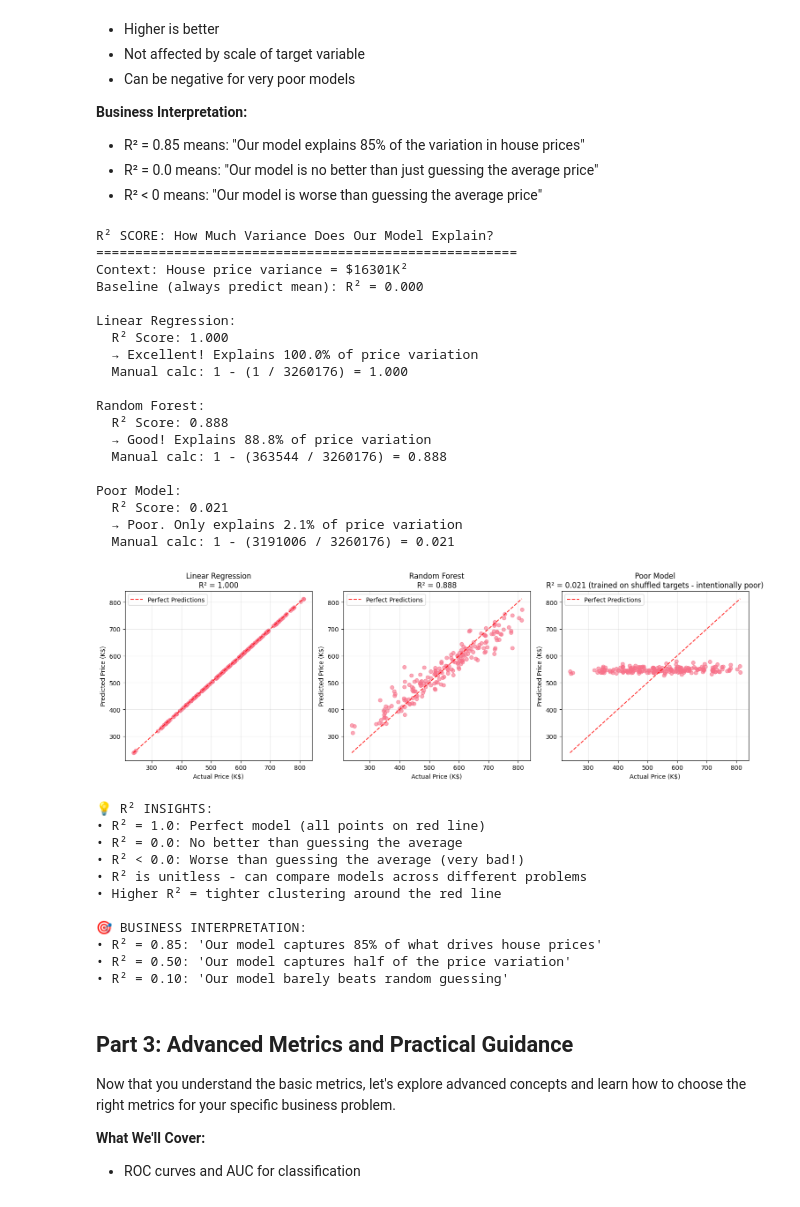
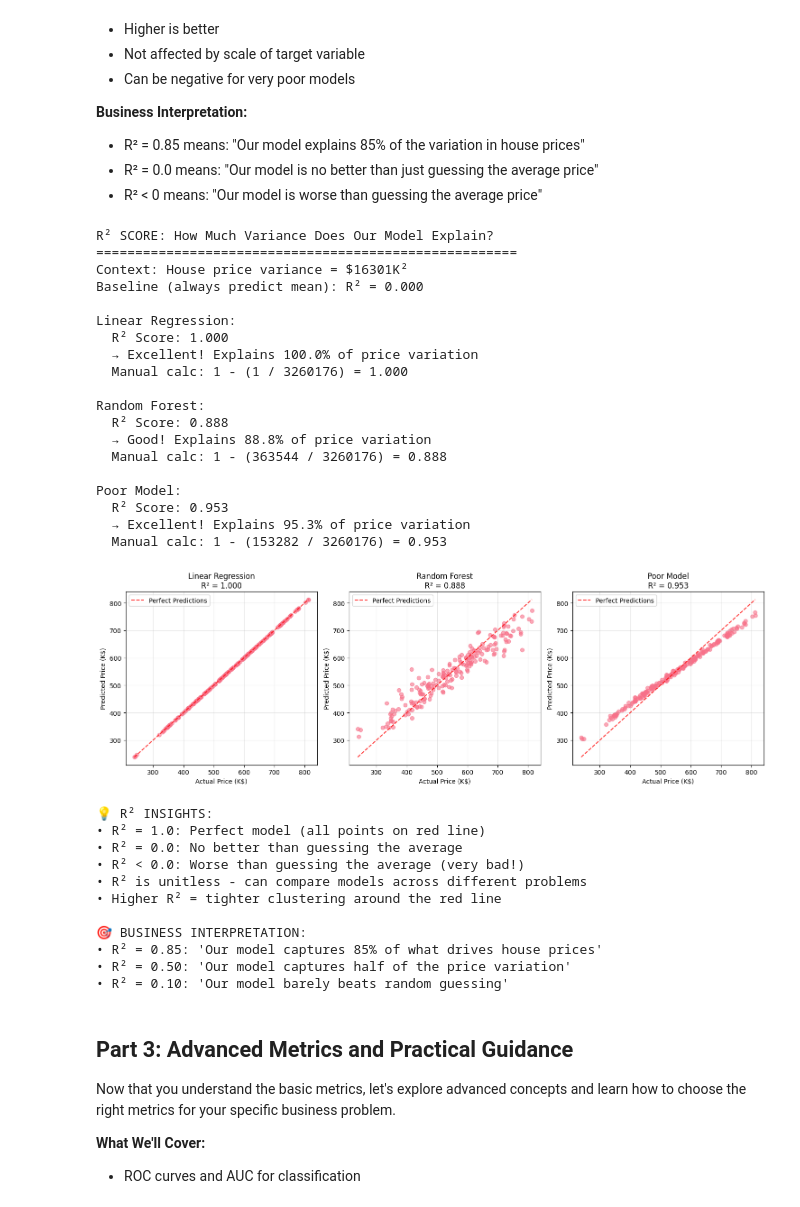
Before and after one commit to CS-6140-ML-Learning-Sessions/Machine-Learning-101, a Jupyter notebook: 02_metrics/complete_metrics_guide.ipynb, the cells around one changed output. Drawn from its saved outputs; the diff is of its cells as text; code cells hidden in the pictures.

```diff
--- a/02_metrics/complete_metrics_guide.ipynb
+++ b/02_metrics/complete_metrics_guide.ipynb
@@ -1132,10 +692,9 @@ rf_pred = rf_model.predict(X_test_reg)
 
 # Model 3: Intentionally poor model (for comparison)
 poor_model = LinearRegression()
-# Intentionally make it poor by destroying the feature-target relationship:
-# Shuffle the training targets so the model learns noise (produces near-zero R²)
-y_train_shuffled = np.random.permutation(y_train_reg)
-poor_model.fit(X_train_reg, y_train_shuffled)
+# Add noise to make it perform poorly
+X_train_noisy = X_train_reg + np.random.normal(0, 0.5, X_train_reg.shape)
+poor_model.fit(X_train_noisy, y_train_reg)
 poor_pred = poor_model.predict(X_test_reg)
 
 regression_models = [
@@ -1147,7 +706,7 @@ regression_models = [
 print("✅ Three models trained:")
 print("  1. Linear Regression: Simple, interpretable")
 print("  2. Random Forest: Complex, potentially more accurate")
-print("  3. Poor Model: Intentionally bad for comparison (trained on shuffled targets)")
+print("  3. Poor Model: Intentionally bad for comparison")
 print("\nNow let's see how different metrics evaluate them...")
 # %% [output]
 Training Multiple Regression Models
@@ -1500,50 +1059,46 @@ for idx, (name, predictions) in enumerate(regression_models):
     plt.plot([min_val, max_val], [min_val, max_val], 'r--', alpha=0.8, label='Perfect Predictions')
 
     r2 = r2_score(y_test_reg, predictions)
-    # Make Poor Model label explicit in the visualization
-    title = f'{name}\nR² = {r2:.3f}'
-    if name == "Poor Model":
-        title += " (trained on shuffled targets - intentionally poor)"
     plt.xlabel('Actual Price (K$)')
     plt.ylabel('Predicted Price (K$)')
-    plt.title(title)
+    plt.title(f'{name}\nR² = {r2:.3f}')
     plt.legend()
     plt.grid(alpha=0.3)
 
 plt.tight_layout()
 plt.show()
 
 print("💡 R² INSIGHTS:")
 print("• R² = 1.0: Perfect model (all points on red line)")
 print("• R² = 0.0: No better than guessing the average")
 print("• R² < 0.0: Worse than guessing the average (very bad!)")
 print("• R² is unitless - can compare models across different problems")
 print("• Higher R² = tighter clustering around the red line")
 print("\n🎯 BUSINESS INTERPRETATION:")
 print("• R² = 0.85: 'Our model captures 85% of what drives house prices'")
 print("• R² = 0.50: 'Our model captures half of the price variation'")
 print("• R² = 0.10: 'Our model barely beats random guessing'")
 # %% [output]
 R² SCORE: How Much Variance Does Our Model Explain?
 ======================================================
 Context: House price variance = $16301K²
 Baseline (always predict mean): R² = 0.000
 
 Linear Regression:
   R² Score: 1.000
   → Excellent! Explains 100.0% of price variation
   Manual calc: 1 - (1 / 3260176) = 1.000
 
 Random Forest:
   R² Score: 0.888
   → Good! Explains 88.8% of price variation
   Manual calc: 1 - (363544 / 3260176) = 0.888
 
 Poor Model:
-  R² Score: 0.021
-  → Poor. Only explains 2.1% of price variation
-  Manual calc: 1 - (3191006 / 3260176) = 0.021
+  R² Score: 0.953
+  → Excellent! Explains 95.3% of price variation
+  Manual calc: 1 - (153282 / 3260176) = 0.953
-[figure, old version]
+[figure, new version]
 💡 R² INSIGHTS:
 • R² = 1.0: Perfect model (all points on red line)
 • R² = 0.0: No better than guessing the average
```
Also changed, not shown: parts of 27 cells of this notebook, 4 other files.
